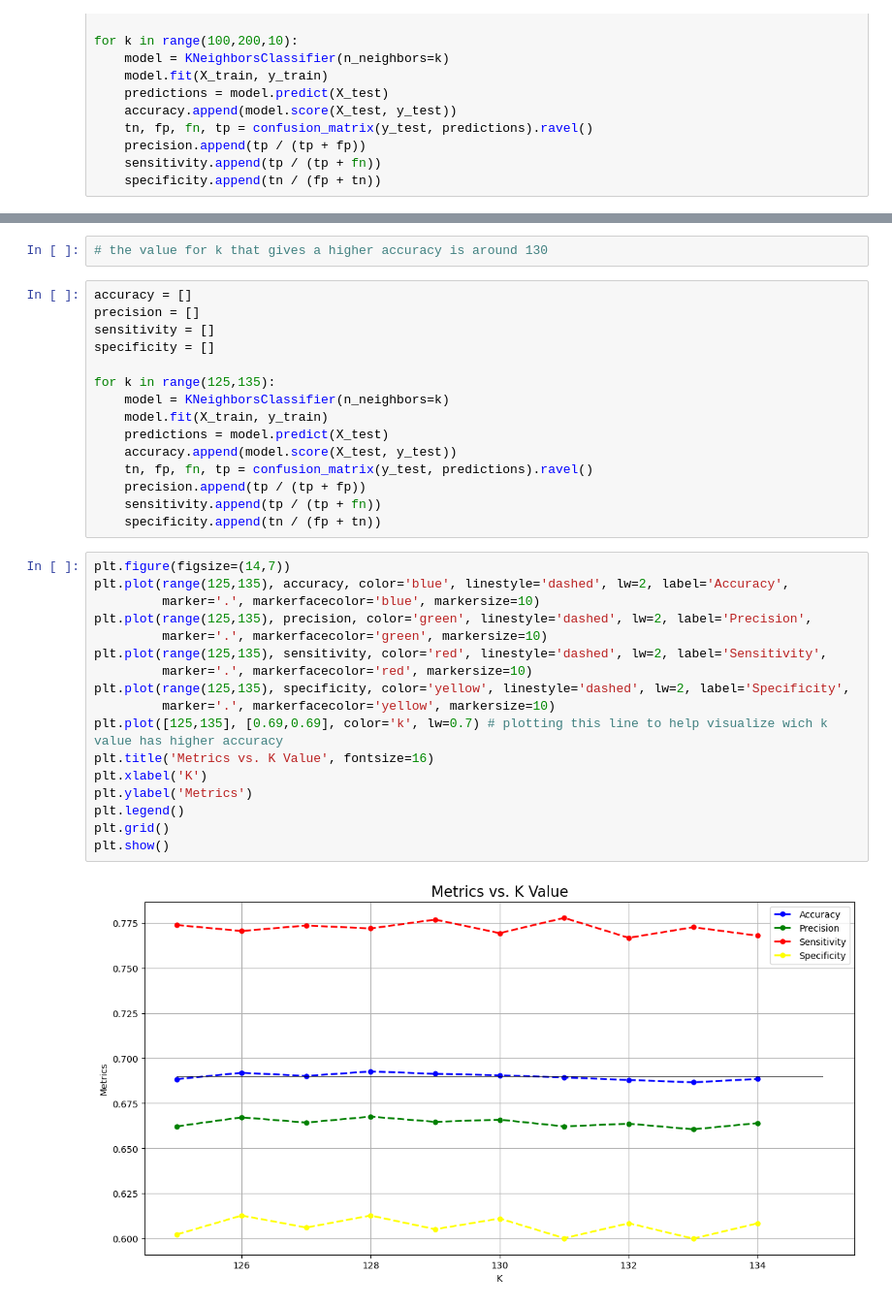
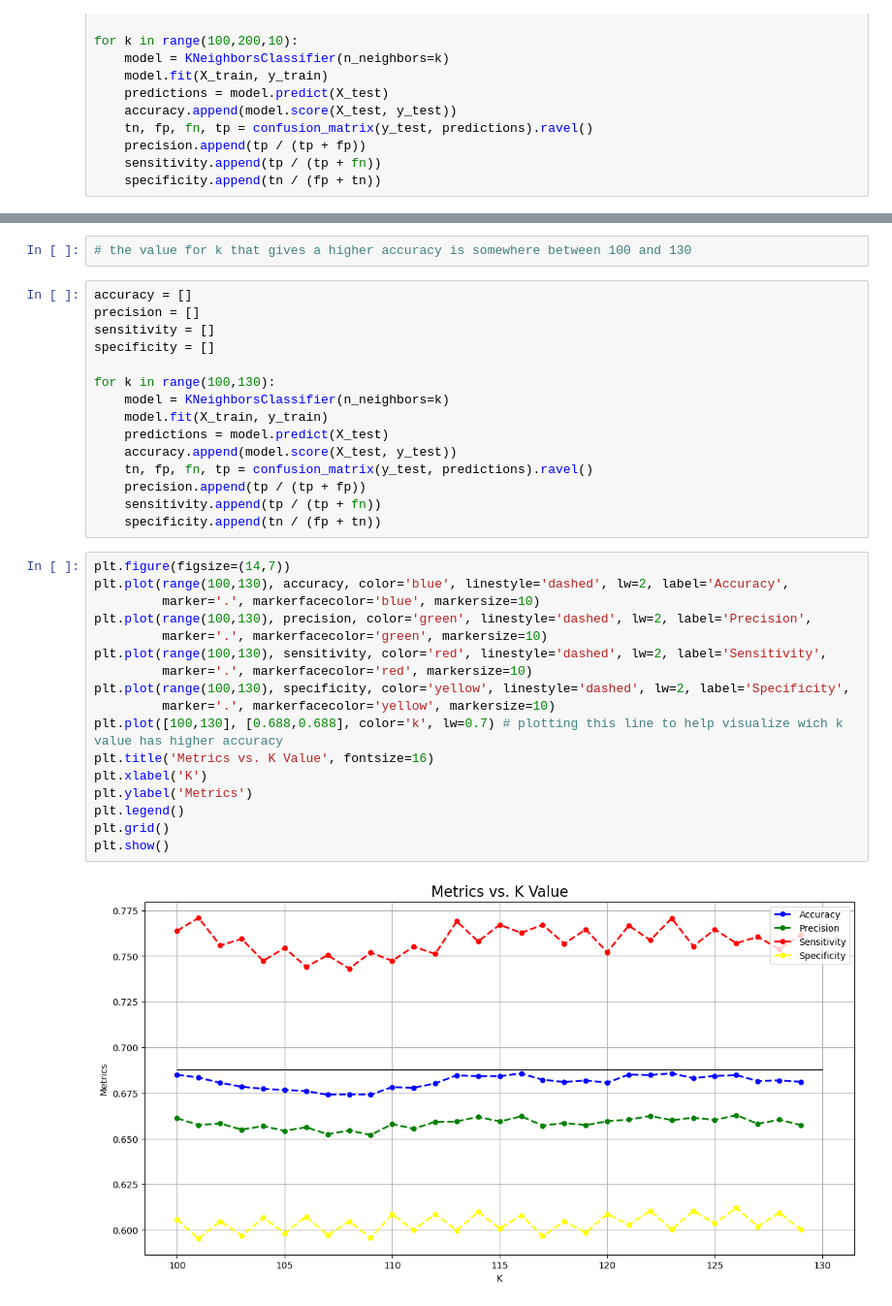
Before and after one commit to gustavossbarros/Ironhack-mid-bootcamp-project, a Jupyter notebook: deliverables/Mid_Bootcamp_Project-Bank_Analysis.ipynb, the cells around one changed output, grey strips where cells are left out. Shown at 97% size. Cells and saved outputs as stored; diff of their text form.

```diff
--- a/deliverables/Mid_Bootcamp_Project-Bank_Analysis.ipynb
+++ b/deliverables/Mid_Bootcamp_Project-Bank_Analysis.ipynb
@@ -818,12 +863,12 @@ plt.show()
 # %%
-# the value for k that gives a higher accuracy is around 130
+# the value for k that gives a higher accuracy is somewhere between 100 and 130
 # %%
 accuracy = []
 precision = []
 sensitivity = []
 specificity = []
 
-for k in range(125,135):
+for k in range(100,130):
     model = KNeighborsClassifier(n_neighbors=k)
     model.fit(X_train, y_train)
     predictions = model.predict(X_test)
@@ -834,20 +879,20 @@ for k in range(125,135):
     specificity.append(tn / (fp + tn))
 # %%
 plt.figure(figsize=(14,7))
-plt.plot(range(125,135), accuracy, color='blue', linestyle='dashed', lw=2, label='Accuracy',
+plt.plot(range(100,130), accuracy, color='blue', linestyle='dashed', lw=2, label='Accuracy',
          marker='.', markerfacecolor='blue', markersize=10)
-plt.plot(range(125,135), precision, color='green', linestyle='dashed', lw=2, label='Precision',
+plt.plot(range(100,130), precision, color='green', linestyle='dashed', lw=2, label='Precision',
          marker='.', markerfacecolor='green', markersize=10)
-plt.plot(range(125,135), sensitivity, color='red', linestyle='dashed', lw=2, label='Sensitivity',
+plt.plot(range(100,130), sensitivity, color='red', linestyle='dashed', lw=2, label='Sensitivity',
          marker='.', markerfacecolor='red', markersize=10)
-plt.plot(range(125,135), specificity, color='yellow', linestyle='dashed', lw=2, label='Specificity',
+plt.plot(range(100,130), specificity, color='yellow', linestyle='dashed', lw=2, label='Specificity',
          marker='.', markerfacecolor='yellow', markersize=10)
-plt.plot([125,135], [0.69,0.69], color='k', lw=0.7) # plotting this line to help visualize wich k value has higher accuracy
+plt.plot([100,130], [0.688,0.688], color='k', lw=0.7) # plotting this line to help visualize wich k value has higher accuracy
 plt.title('Metrics vs. K Value', fontsize=16)
 plt.xlabel('K')
 plt.ylabel('Metrics')
 plt.legend()
 plt.grid()
 plt.show()
 # %% [output]
-[figure, old version]
+[figure, new version]
```
Also changed, not shown: parts of 37 cells of this notebook, 2 other files.
